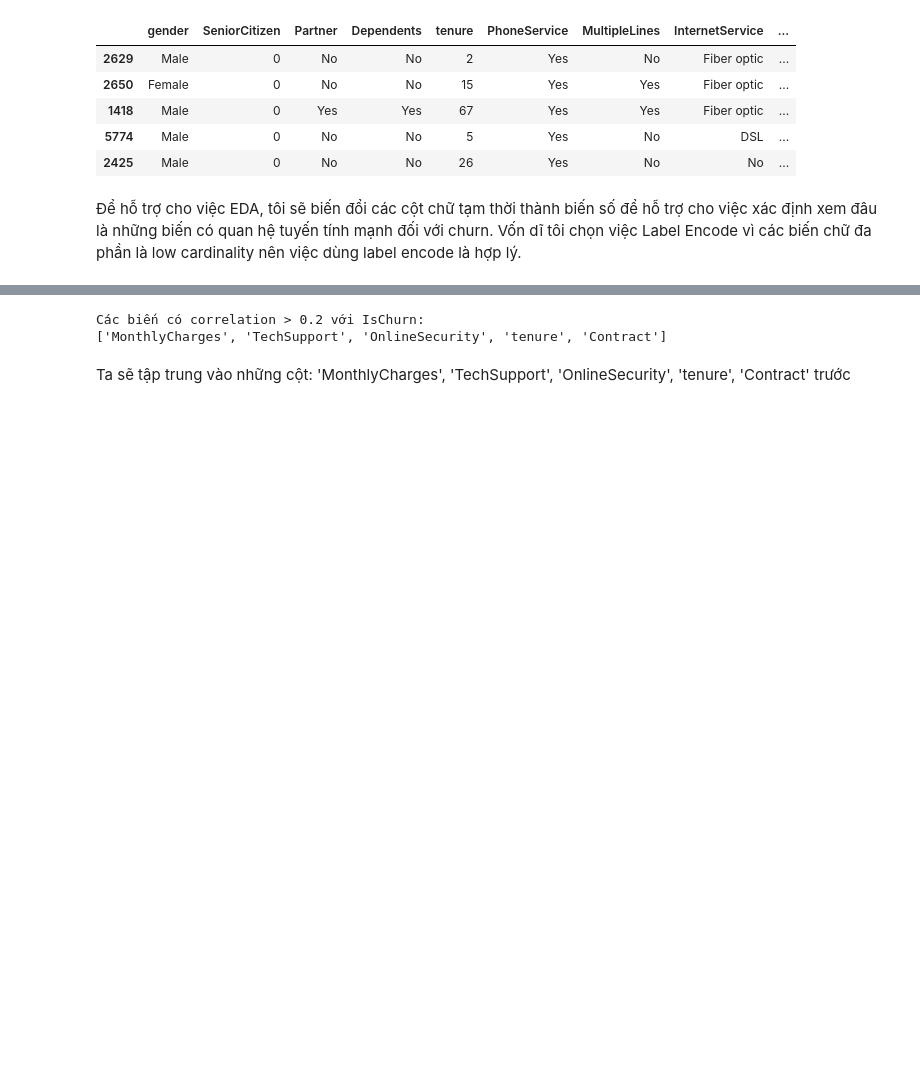
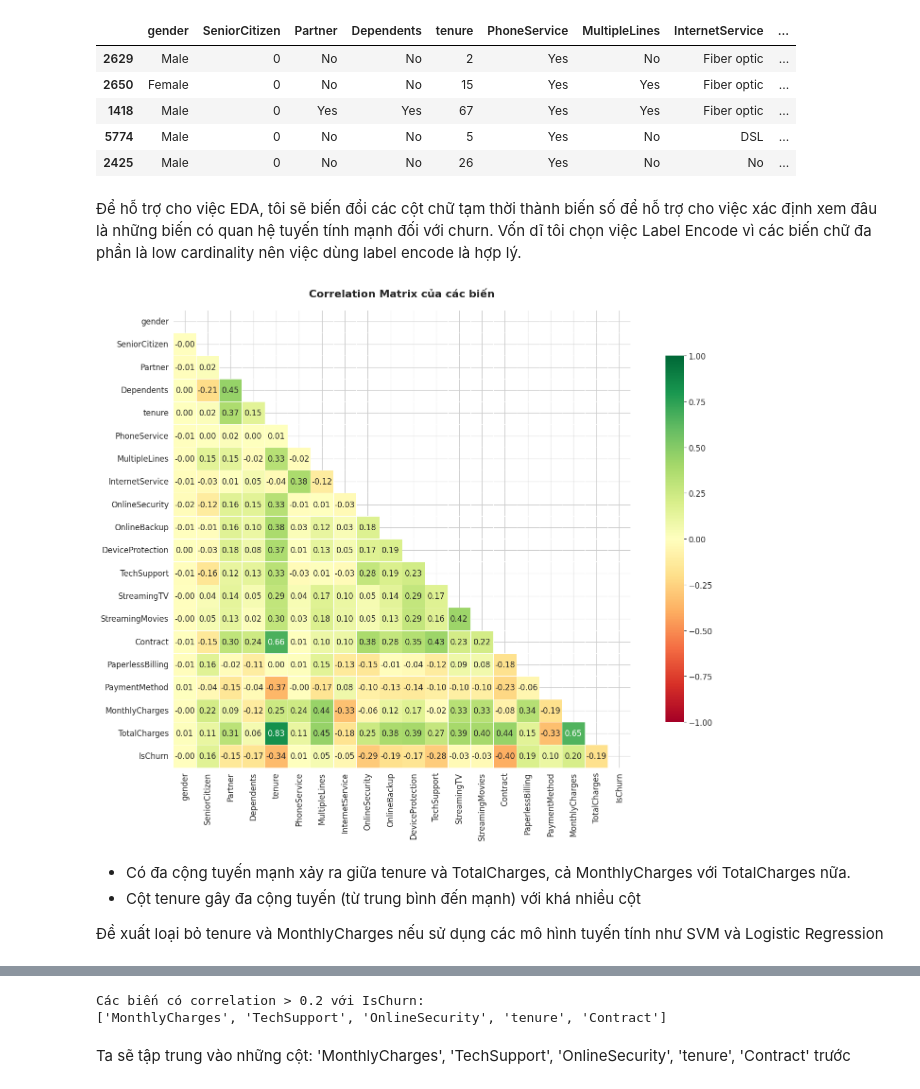
Before and after one commit to thethien8a/Churn-Prediction-Telco, a Jupyter notebook: notebook/churn_analysis.ipynb, the cells around one changed output, grey strips where cells are left out. Saved outputs shown, nothing was run; the diff lists cells and outputs as text; code cells hidden in the pictures; blank space fills up the shorter version.

```diff
--- a/notebook/churn_analysis.ipynb
+++ b/notebook/churn_analysis.ipynb
@@ -561,6 +697,34 @@ df_train_encoded = df_train.copy()
 for col in categorical_cols:
     if col != "customerID":
         df_train_encoded[col] = label.fit_transform(df_train[col].astype(str))
+# %%
+# Kiểm tra đa cộng tuyến (trong trường hợp sử dụng các mô hình tuyến tính ta cần tránh vấn đề này xảy ra)
+# Tính correlation matrix
+corr_matrix = df_train_encoded.corr()
+
+# Vẽ heatmap đẹp với seaborn
+plt.figure(figsize=(16, 12))
+mask = np.triu(np.ones_like(corr_matrix, dtype=bool))  # Mask phần trên để chỉ hiển thị tam giác dưới
+sns.heatmap(corr_matrix,
+            mask=mask,
+            annot=True,
+            fmt='.2f',
+            cmap='RdYlGn',
+            center=0,
+            square=True,
+            linewidths=0.5,
+            cbar_kws={"shrink": 0.8},
+            vmin=-1, vmax=1)
+plt.title('Correlation Matrix của các biến', fontsize=16, fontweight='bold', pad=20)
+plt.tight_layout()
+plt.show()
+# %% [output]
+[figure, added]
+# %% [markdown]
+- Có đa cộng tuyến mạnh xảy ra giữa tenure và TotalCharges, cả MonthlyCharges với TotalCharges nữa.
+- Cột tenure gây đa cộng tuyến (từ trung bình đến mạnh) với khá nhiều cột
+
+Đề xuất loại bỏ tenure và MonthlyCharges nếu sử dụng các mô hình tuyến tính như SVM và Logistic Regression
 # %%
 # Tính correlation của các biến đầu vào với target IsChurn
 correlation = df_train_encoded.corr()["IsChurn"].sort_values(ascending=False)
```
Also changed, not shown: parts of 73 cells of this notebook, 1 other file.
